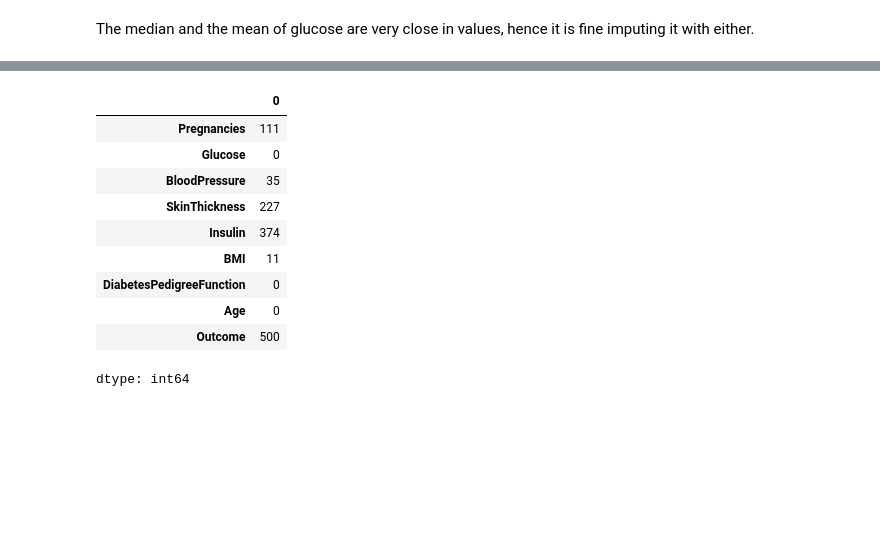
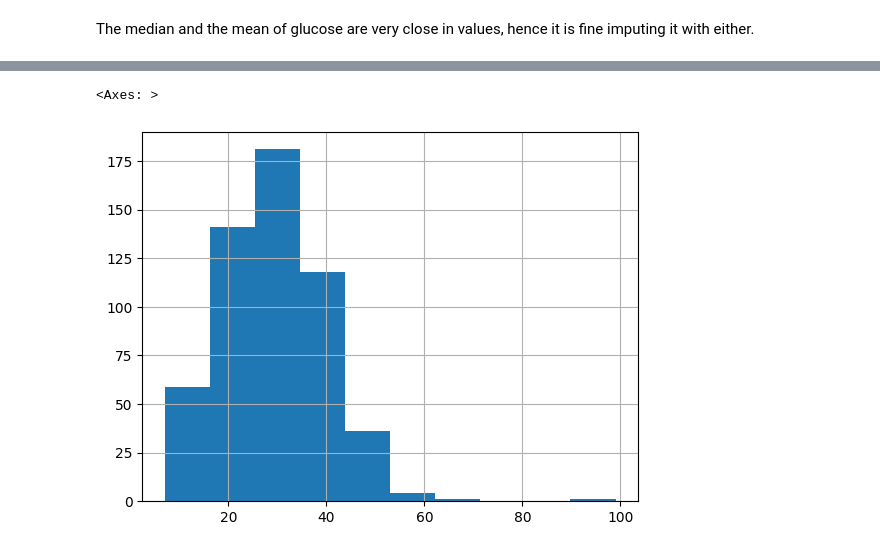
Before and after one commit to sjekic/DiabetesPrediction, a Jupyter notebook: DiabetesPrediction.ipynb, the cells around one changed output, grey strips where cells are left out. Saved outputs shown, nothing was run; the diff lists cells and outputs as text; code cells hidden in the pictures; blank space fills up the shorter version.

```diff
--- a/DiabetesPrediction.ipynb
+++ b/DiabetesPrediction.ipynb
@@ -137,7 +149,7 @@ df['Glucose'].hist()
 # %% [markdown]
 The median and the mean of glucose are very close in values, hence it is fine imputing it with either.
 # %%
-df["Glucose"]=df["Glucose"].replace(0,df["Glucose"].mean())
+df["Glucose"]=df["Glucose"].replace(np.nan,df["Glucose"].mean())
 # %%
 df["BloodPressure"].hist()
 # %% [output]
@@ -146,14 +158,7 @@ df["BloodPressure"].hist()
-# %%
-(df == 0).sum()
-# %% [output]
-|  | 0 |
-| Pregnancies | 111 |
-| Glucose | 0 |
-| BloodPressure | 35 |
-| SkinThickness | 227 |
-| Insulin | 374 |
-| BMI | 11 |
-| DiabetesPedigreeFunction | 0 |
-| Age | 0 |
-| Outcome | 500 |
-dtype: int64
+# %%
+df["BloodPressure"]=df["BloodPressure"].replace(np.nan, df["BloodPressure"].mean())
+# %%
+df["SkinThickness"].hist()
+# %% [output]
+<Axes: >
+[figure, added]
```
Also changed, not shown: parts of 19 cells of this notebook.
